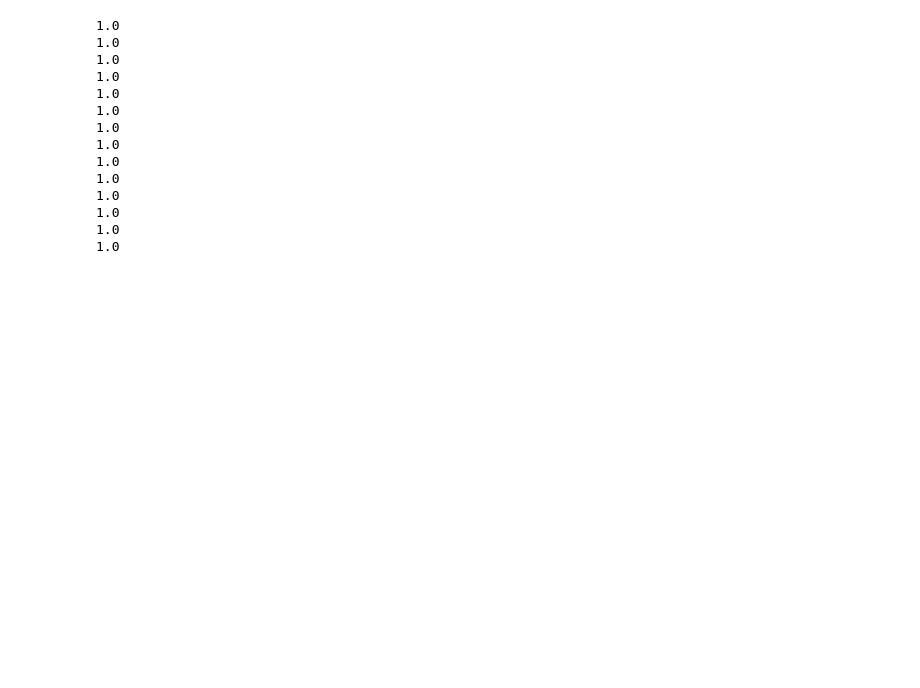
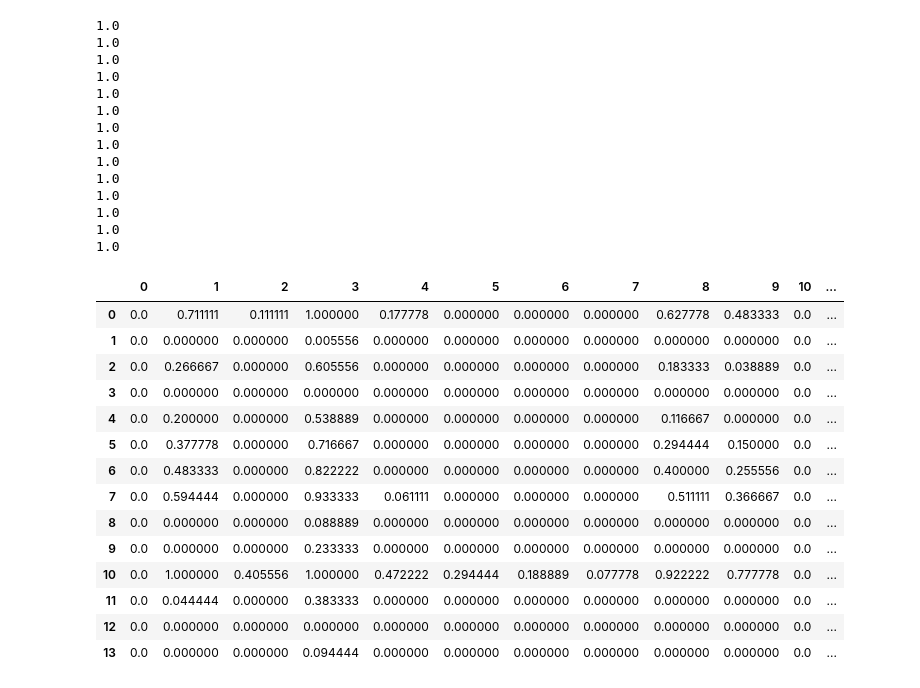
Before and after one commit to majsterkovic/iswd-project-2, a Jupyter notebook: demo.ipynb, the cells around one changed output. Saved outputs shown, nothing was run; the diff lists cells and outputs as text; code cells hidden in the pictures; blank space fills up the shorter version.

Commit message:
Convert np arrays to dataframes

```diff
--- a/demo.ipynb
+++ b/demo.ipynb
@@ -493,6 +493,28 @@ for i in range(num_variants):
 1.0
 1.0
 1.0
+# %%
+Di_dfs = [pd.DataFrame(di) for di in Di]
+Ci_dfs = [pd.DataFrame(ci) for ci in Ci]
+C_df = pd.DataFrame(C)
+# %%
+Di_dfs[0]
+# %% [output]
+|  | 0 | 1 | 2 | 3 | 4 | 5 | 6 | 7 | 8 | 9 | 10 | ... |
+| 0 | 0.0 | 0.711111 | 0.111111 | 1.000000 | 0.177778 | 0.000000 | 0.000000 | 0.000000 | 0.627778 | 0.483333 | 0.0 | ... |
+| 1 | 0.0 | 0.000000 | 0.000000 | 0.005556 | 0.000000 | 0.000000 | 0.000000 | 0.000000 | 0.000000 | 0.000000 | 0.0 | ... |
+| 2 | 0.0 | 0.266667 | 0.000000 | 0.605556 | 0.000000 | 0.000000 | 0.000000 | 0.000000 | 0.183333 | 0.038889 | 0.0 | ... |
+| 3 | 0.0 | 0.000000 | 0.000000 | 0.000000 | 0.000000 | 0.000000 | 0.000000 | 0.000000 | 0.000000 | 0.000000 | 0.0 | ... |
+| 4 | 0.0 | 0.200000 | 0.000000 | 0.538889 | 0.000000 | 0.000000 | 0.000000 | 0.000000 | 0.116667 | 0.000000 | 0.0 | ... |
+| 5 | 0.0 | 0.377778 | 0.000000 | 0.716667 | 0.000000 | 0.000000 | 0.000000 | 0.000000 | 0.294444 | 0.150000 | 0.0 | ... |
+| 6 | 0.0 | 0.483333 | 0.000000 | 0.822222 | 0.000000 | 0.000000 | 0.000000 | 0.000000 | 0.400000 | 0.255556 | 0.0 | ... |
+| 7 | 0.0 | 0.594444 | 0.000000 | 0.933333 | 0.061111 | 0.000000 | 0.000000 | 0.000000 | 0.511111 | 0.366667 | 0.0 | ... |
+| 8 | 0.0 | 0.000000 | 0.000000 | 0.088889 | 0.000000 | 0.000000 | 0.000000 | 0.000000 | 0.000000 | 0.000000 | 0.0 | ... |
+| 9 | 0.0 | 0.000000 | 0.000000 | 0.233333 | 0.000000 | 0.000000 | 0.000000 | 0.000000 | 0.000000 | 0.000000 | 0.0 | ... |
+| 10 | 0.0 | 1.000000 | 0.405556 | 1.000000 | 0.472222 | 0.294444 | 0.188889 | 0.077778 | 0.922222 | 0.777778 | 0.0 | ... |
+| 11 | 0.0 | 0.044444 | 0.000000 | 0.383333 | 0.000000 | 0.000000 | 0.000000 | 0.000000 | 0.000000 | 0.000000 | 0.0 | ... |
+| 12 | 0.0 | 0.000000 | 0.000000 | 0.000000 | 0.000000 | 0.000000 | 0.000000 | 0.000000 | 0.000000 | 0.000000 | 0.0 | ... |
+| 13 | 0.0 | 0.000000 | 0.000000 | 0.094444 | 0.000000 | 0.000000 | 0.000000 | 0.000000 | 0.000000 | 0.000000 | 0.0 | ... |
 # %%
 # # TODO: lub użyć innej reprezentacji niż słownik
 # concordance_arrays = {}
```
